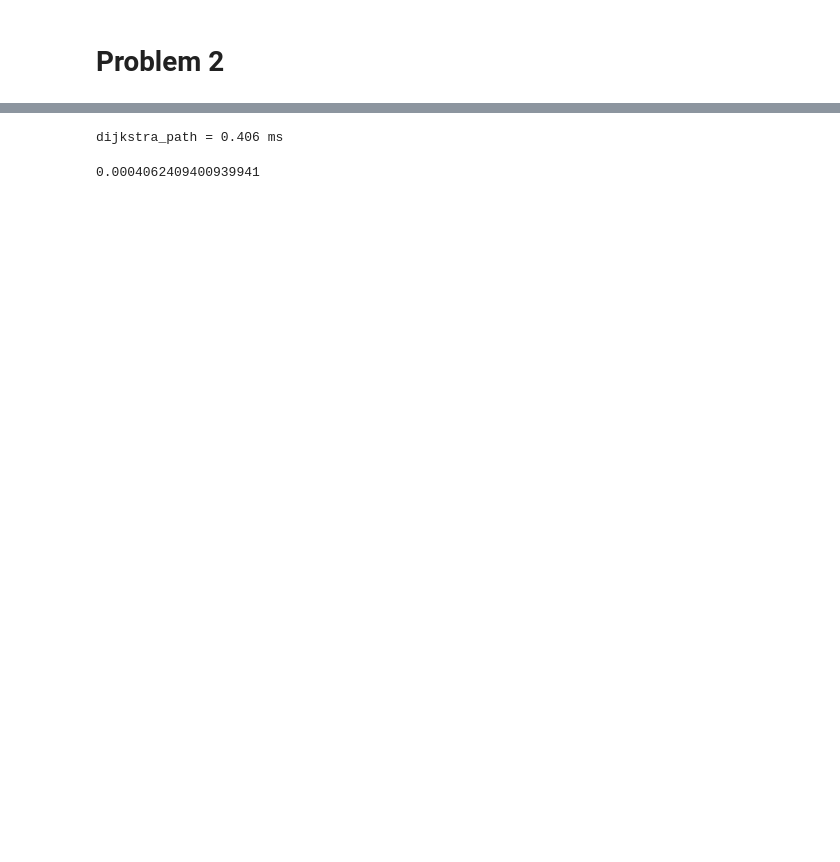
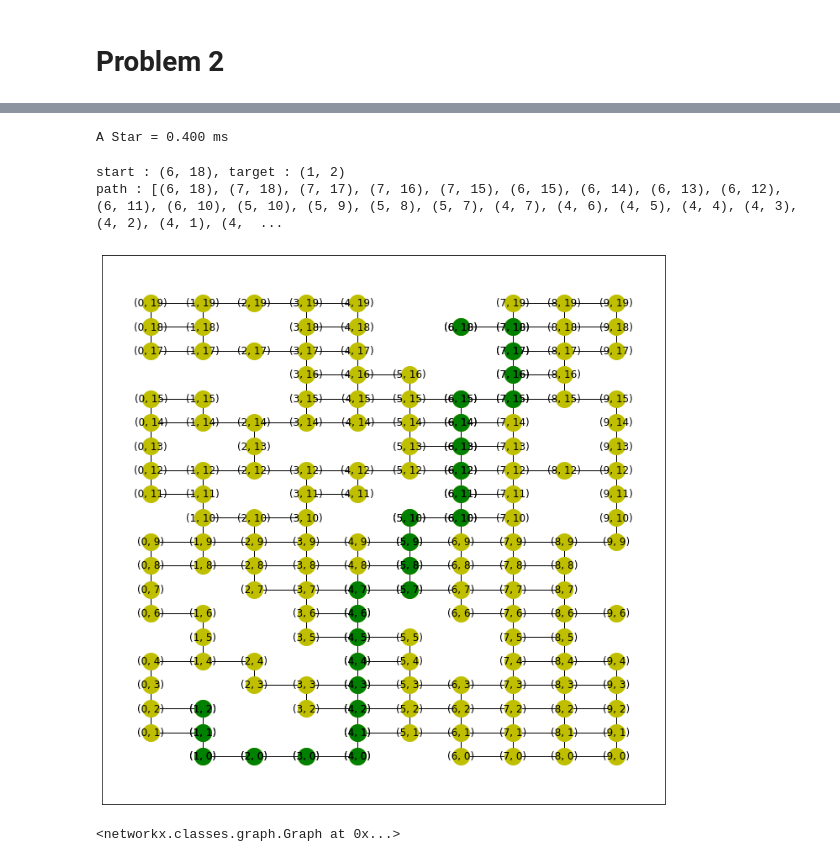
Before and after one commit to vvbark/algorithms-2021-labs, a Jupyter notebook: laboratory_6.ipynb, the cells around one changed output, grey strips where cells are left out. Cells and saved outputs as stored; diff of their text form; code cells hidden in the pictures; blank space fills up the shorter version.

```diff
--- a/laboratory_6.ipynb
+++ b/laboratory_6.ipynb
@@ -102,16 +104,51 @@ plt.show()
 # %%
 t = 0
-n = 5000
+n = 5
 for i in range(n):
     target = random.choice(list(G.nodes()))
     start = random.choice(list(G.nodes()))
-    result, delta = check_time(nx.algorithms.shortest_paths.astar.astar_path, args=(G, start, target))
+    result, delta = check_time(nx.algorithms.shortest_paths.astar_path, args=(G, start, target))
     t += delta
 
-print('dijkstra_path = %.3f ms' %(t / n * 1000))
+print('A Star = %.3f ms' %(t / n * 1000))
 # %% [output]
-dijkstra_path = 0.406 ms
+A Star = 0.400 ms
-# %%
-t / n
-# %% [output]
-0.0004062409400939941
+# %%
+random.seed()
+target = (1, 2)#random.choice(list(G.nodes()))
+start = (6, 18)#random.choice(list(G.nodes()))
+
+print("start : {}, target : {}".format(start, target))
+
+#path = nx.algorithms.shortest_paths.astar.astar_path(G, start, target)
+path = nx.algorithms.shortest_paths.astar_path(G, start, target)
+
+solution = nx.Graph()
+solution.add_nodes_from( path )
+[ solution.add_edge(path[i - 1], path[i]) for i in range(1, len(path))]
+
+print("path : {}".format(path))
+
+plt.figure(figsize=(12, 12))
+nx.drawing.nx_pylab.draw_networkx(G,
+                                  node_size=400,
+                                  with_labels=True,
+                                  font_size=12,
+                                  node_color='y',
+                                  pos = dict((n, n) for n in G.nodes()))
+
+nx.drawing.nx_pylab.draw_networkx(solution,
+                                  node_size=400,
+                                  with_labels=True,
+                                  font_size=12,
+                                  node_color='g',
+                                  pos = dict((n, n) for n in solution.nodes()))
+plt.savefig("./graph_grid.png")
+# %% [output]
+start : (6, 18), target : (1, 2)
+path : [(6, 18), (7, 18), (7, 17), (7, 16), (7, 15), (6, 15), (6, 14), (6, 13), (6, 12), (6, 11), (6, 10), (5, 10), (5, 9), (5, 8), (5, 7), (4, 7), (4, 6), (4, 5), (4, 4), (4, 3), (4, 2), (4, 1), (4,  ...
+[figure, added]
+# %%
+solution
+# %% [output]
+<networkx.classes.graph.Graph at 0x...>
```
Also changed, not shown: parts of 4 cells of this notebook, 1 other file.
